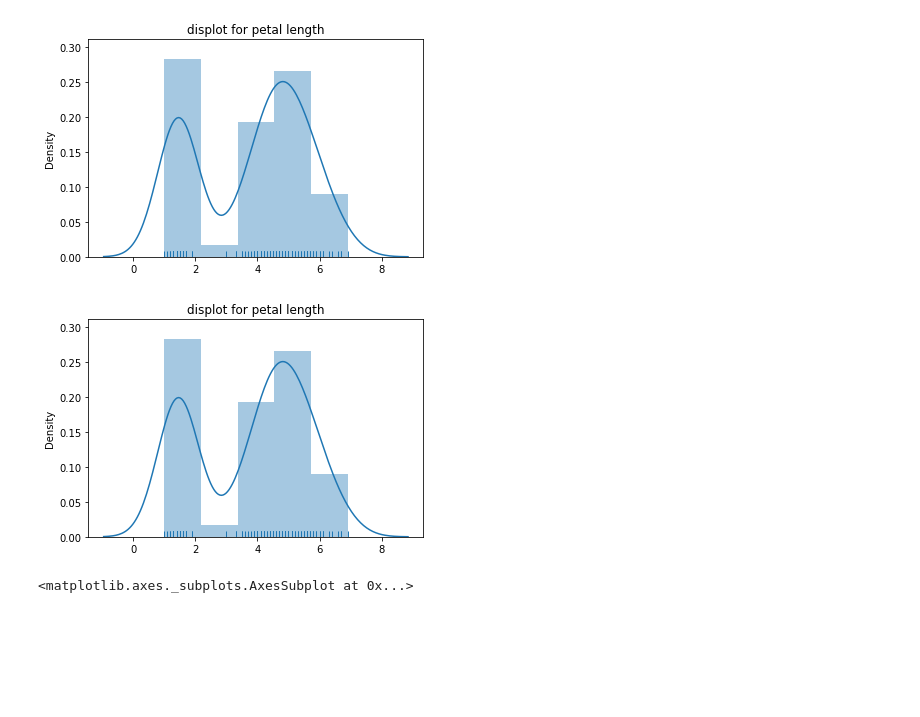
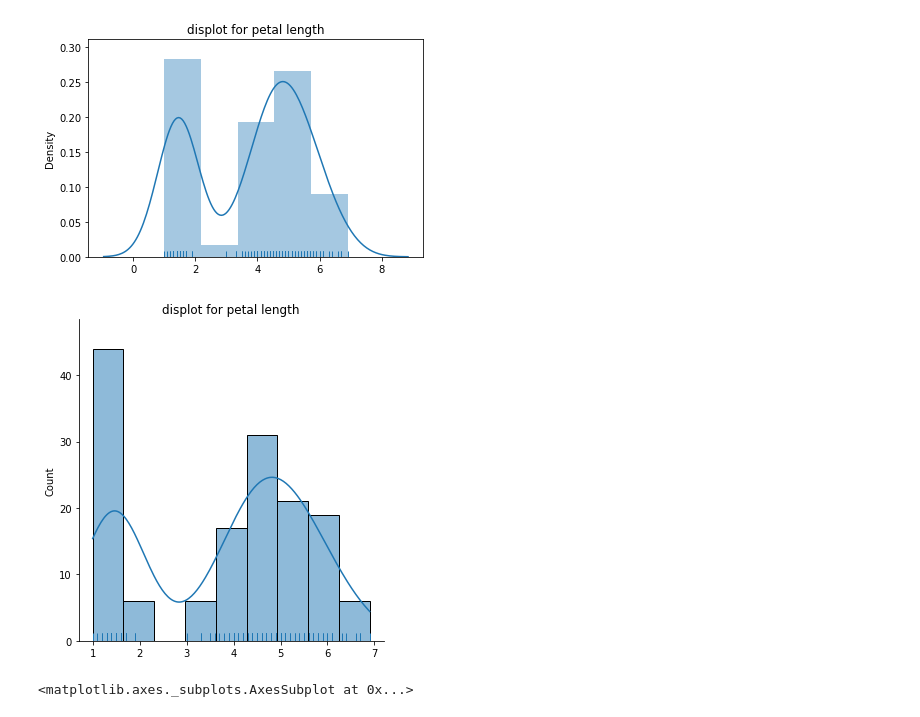
Before and after one commit to 1801310khm/knu_bdna_2022, a Jupyter notebook: 김현민_5강.ipynb, the cells around one changed output. Cells and saved outputs as stored; diff of their text form; code cells hidden in the pictures; blank space fills up the shorter version.

```diff
--- a/김현민_5강.ipynb
+++ b/김현민_5강.ipynb
@@ -253,11 +253,11 @@ plt.show()
 # %% [output]
 [figure]
 # %%
-sns.distplot(vals,kde=True,rug=True)
+sns.displot(vals,kde=True,rug=True)
 plt.title("displot for petal length")
 plt.show()
 # %% [output]
-[figure, old version]
+[figure, new version]
 # %%
 sns.rugplot(vals)
 # %% [output]
```
